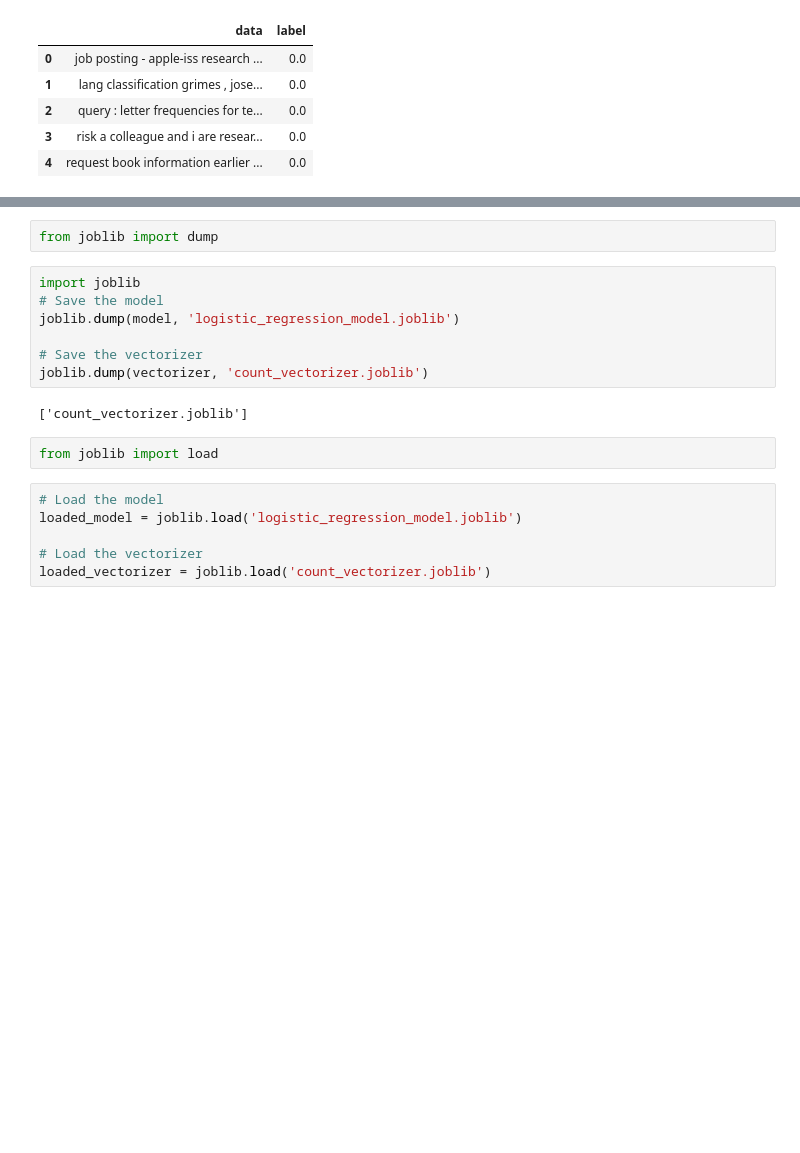
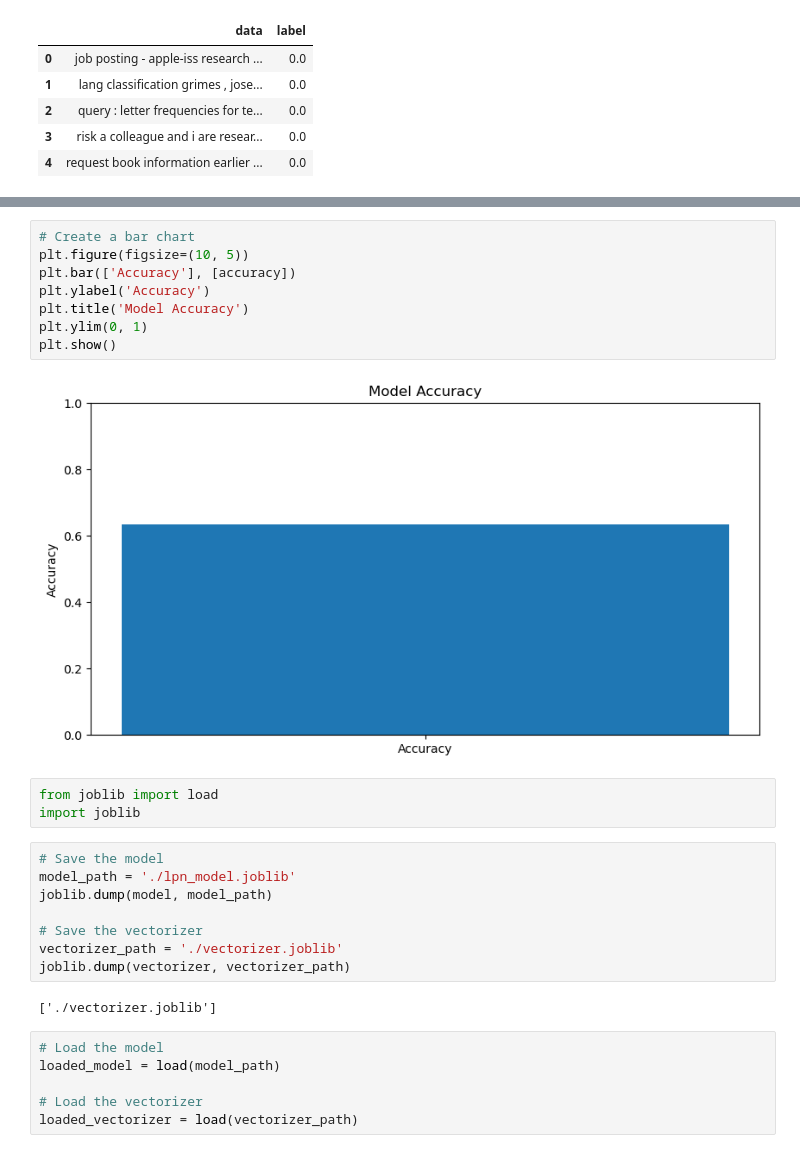
Before and after one commit to Jakkapan-a/TextClassification, a Jupyter notebook: LPN/lpn.ipynb, the cells around one changed output, grey strips where cells are left out. Saved outputs shown, nothing was run; the diff lists cells and outputs as text; blank space fills up the shorter version.

```diff
--- a/LPN/lpn.ipynb
+++ b/LPN/lpn.ipynb
@@ -85,20 +83,30 @@ plt.show()
+# %%
+# Create a bar chart
+plt.figure(figsize=(10, 5))
+plt.bar(['Accuracy'], [accuracy])
+plt.ylabel('Accuracy')
+plt.title('Model Accuracy')
+plt.ylim(0, 1)
+plt.show()
+# %% [output]
+[figure, added]
 # %%
-from joblib import dump
+from joblib import load
+import joblib
 # %%
-import joblib
 # Save the model
-joblib.dump(model, 'logistic_regression_model.joblib')
+model_path = './lpn_model.joblib'
+joblib.dump(model, model_path)
 
 # Save the vectorizer
-joblib.dump(vectorizer, 'count_vectorizer.joblib')
+vectorizer_path = './vectorizer.joblib'
+joblib.dump(vectorizer, vectorizer_path)
 # %% [output]
-['count_vectorizer.joblib']
+['./vectorizer.joblib']
-# %%
-from joblib import load
 # %%
 # Load the model
-loaded_model = joblib.load('logistic_regression_model.joblib')
+loaded_model = load(model_path)
 
 # Load the vectorizer
-loaded_vectorizer = joblib.load('count_vectorizer.joblib')
+loaded_vectorizer = load(vectorizer_path)
 # %%
```
Also changed, not shown: parts of 16 cells of this notebook, 3 other files.
